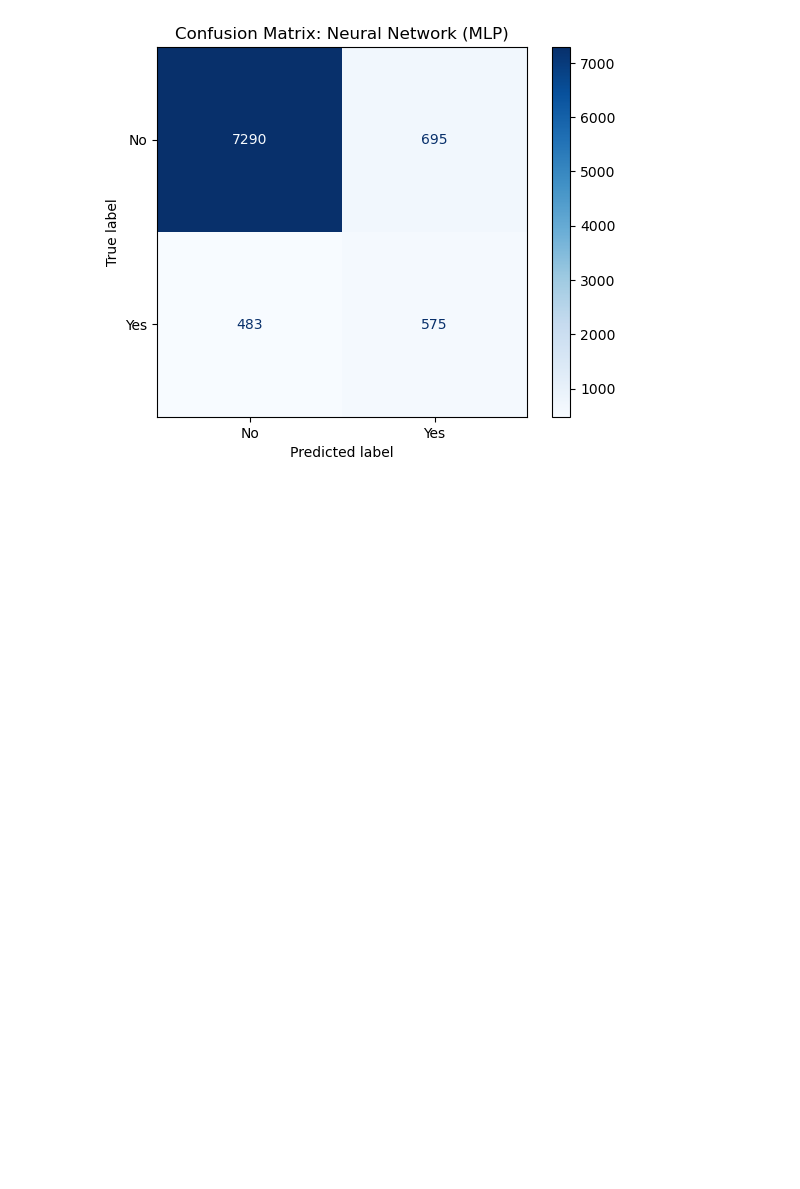
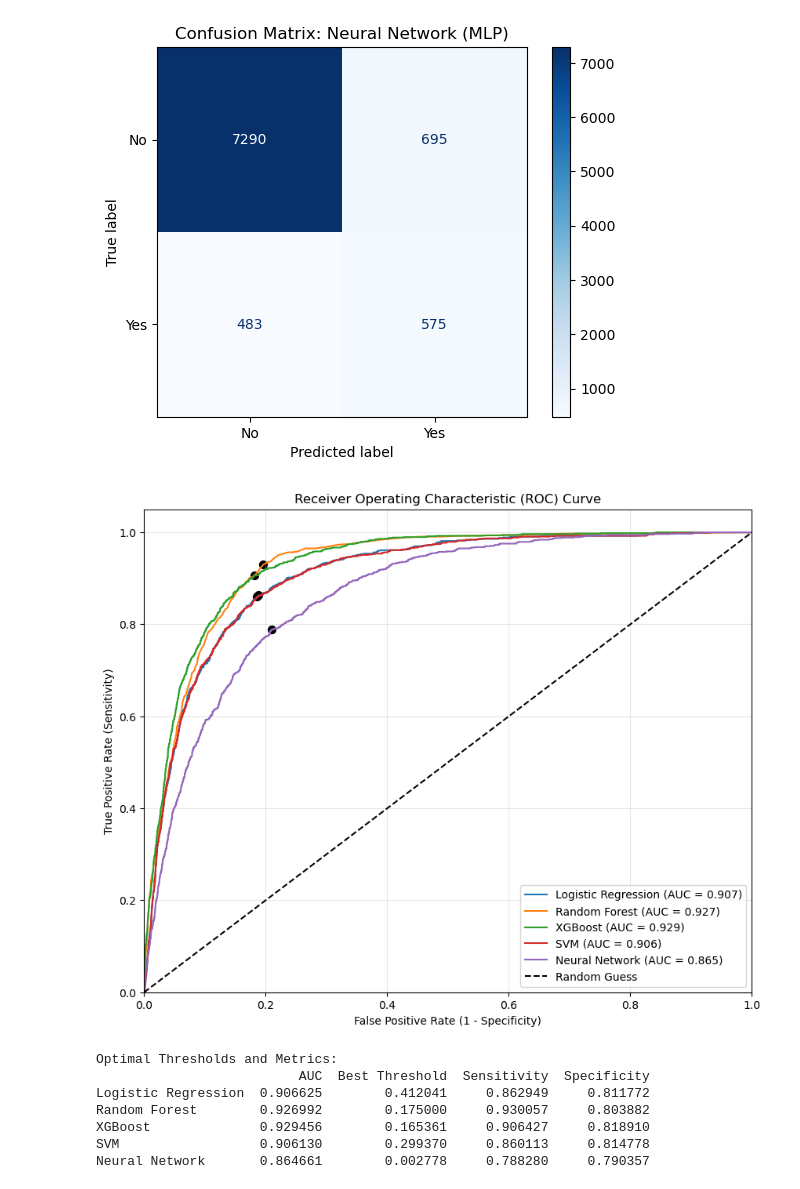
Before and after one commit to zihaoguo3/BA305_Group16_Project_Banking_Prediction, a Jupyter notebook: model_include_phonecall.ipynb, the cells around one changed output. Drawn from its saved outputs; the diff is of its cells as text; code cells hidden in the pictures; blank space fills up the shorter version.

Commit message:
add auc graph and table

```diff
--- a/model_include_phonecall.ipynb
+++ b/model_include_phonecall.ipynb
@@ -376,3 +376,79 @@ Neural Network Classification Report:
 weighted avg       0.88      0.87      0.87      9043
 <Figure size 800x600 with 0 Axes>
 [figure]
+# %%
+from sklearn.metrics import roc_curve, auc, brier_score_loss
+import matplotlib.pyplot as plt
+
+def plot_roc_and_find_cutoff(models, X_test, y_test):
+    plt.figure(figsize=(10, 8))
+
+    results = {}
+
+    for name, model in models.items():
+        # Get predicted probabilities for the positive class
+        if hasattr(model, "predict_proba"):
+            y_prob = model.predict_proba(X_test)[:, 1]
+        else: # For models like LinearSVC that don't have predict_proba by default
+            y_prob = model.decision_function(X_test)
+            # Scale to 0-1 range
+            y_prob = (y_prob - y_prob.min()) / (y_prob.max() - y_prob.min())
+
+        fpr, tpr, thresholds = roc_curve(y_test, y_prob)
+        roc_auc = auc(fpr, tpr)
+
+        # Calculate Youden's J Statistic: J = TPR - FPR
+        j_scores = tpr - fpr
+        best_idx = j_scores.argmax()
+        best_threshold = thresholds[best_idx]
+
+        results[name] = {
+            "AUC": roc_auc,
+            "Best Threshold": best_threshold,
+            "Sensitivity": tpr[best_idx],
+            "Specificity": 1 - fpr[best_idx]
+        }
+
+        # Plot the curve
+        plt.plot(fpr, tpr, label=f'{name} (AUC = {roc_auc:.3f})')
+        # Mark the optimal cutoff point
+        plt.scatter(fpr[best_idx], tpr[best_idx], marker='o', color='black', s=50)
+
+    plt.plot([0, 1], [0, 1], 'k--', label='Random Guess')
+    plt.xlim([0.0, 1.0])
+    plt.ylim([0.0, 1.05])
+    plt.xlabel('False Positive Rate (1 - Specificity)')
+    plt.ylabel('True Positive Rate (Sensitivity)')
+    plt.title('Receiver Operating Characteristic (ROC) Curve')
+    plt.legend(loc="lower right")
+    plt.grid(alpha=0.3)
+    plt.show()
+
+    return results
+
+# Dictionary of your trained models
+trained_models = {
+    "Logistic Regression": best_lr_balanced,
+    "Random Forest": best_rf,
+    "XGBoost": best_xgb,
+    "SVM": best_svm,
+    "Neural Network": best_mlp
+}
+
+# Run the optimization
+optimization_results = plot_roc_and_find_cutoff(trained_models, X_test_final, y_test)
+
+# Display the optimal cutoffs
+import pandas as pd
+df_results = pd.DataFrame(optimization_results).T
+print("\nOptimal Thresholds and Metrics:")
+print(df_results)
+# %% [output]
+[figure, added]
+Optimal Thresholds and Metrics:
+                          AUC  Best Threshold  Sensitivity  Specificity
+Logistic Regression  0.906625        0.412041     0.862949     0.811772
+Random Forest        0.926992        0.175000     0.930057     0.803882
+XGBoost              0.929456        0.165361     0.906427     0.818910
+SVM                  0.906130        0.299370     0.860113     0.814778
+Neural Network       0.864661        0.002778     0.788280     0.790357
```
